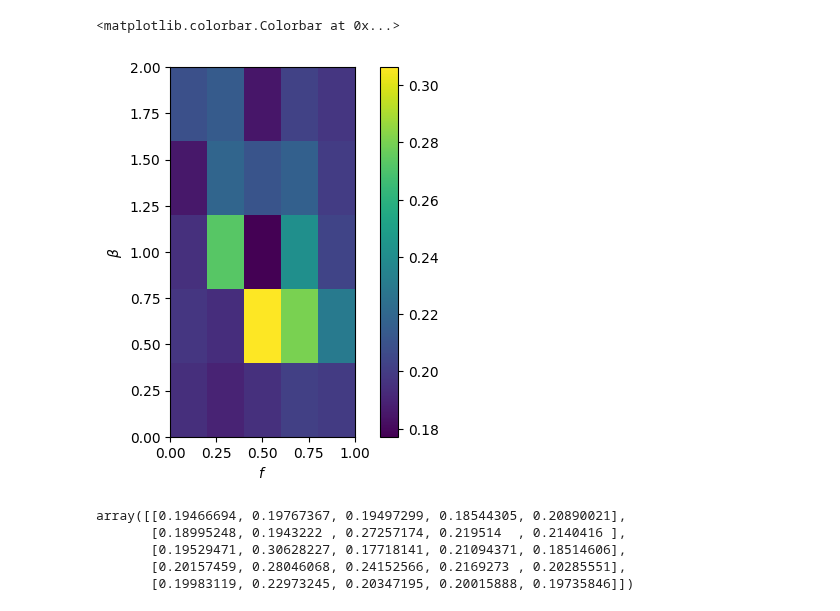
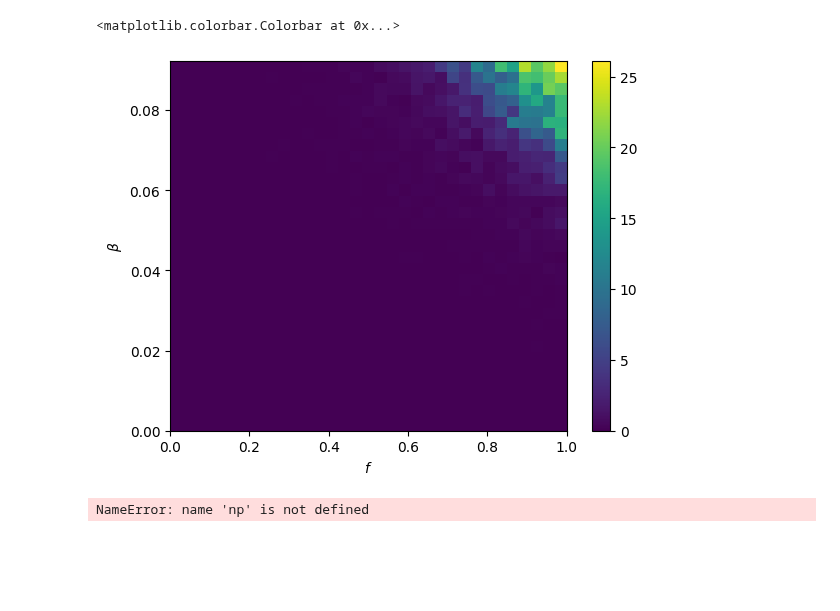
Before and after one commit to nwlandry/complex-network-reconstruction, a Jupyter notebook: plot_frac_vs_beta.ipynb, the cells around one changed output. Saved outputs shown, nothing was run; the diff lists cells and outputs as text; code cells hidden in the pictures; blank space fills up the shorter version.

```diff
--- a/plot_frac_vs_beta.ipynb
+++ b/plot_frac_vs_beta.ipynb
@@ -6,22 +8,23 @@ from src import *
+# %%
+A = nx.adjacency_matrix(nx.karate_club_graph()).todense()
+nu = eigh(A)[0][-1]
+bc = 1 / nu
 # %%
-with open("test.json") as file:
+with open("Data/frac_vs_beta.json") as file:
     data = json.load(file)
-
+beta = np.array(data["beta"], dtype=float)
 ps = np.array(data["ps"], dtype=float)
 sps = np.array(data["sps"], dtype=float)
+ipn = np.array(data["ipn"], dtype=float)
 # %%
-c = plt.imshow(to_imshow_orientation(np.mean(ps, axis=2)), extent=(0, 1, 0, 2))
+c = plt.imshow(to_imshow_orientation(np.mean(ipn, axis=2)), extent=(0, 1, 0, 2*bc), aspect="auto")
 plt.xlabel(r"$f$")
 plt.ylabel(r"$\beta$")
 plt.colorbar(c)
 # %% [output]
 <matplotlib.colorbar.Colorbar at 0x...>
-[figure, old version]
+[figure, new version]
 # %%
 np.mean(ps, axis=2)
 # %% [output]
-array([[0.19466694, 0.19767367, 0.19497299, 0.18544305, 0.20890021],
-       [0.18995248, 0.1943222 , 0.27257174, 0.219514  , 0.2140416 ],
-       [0.19529471, 0.30628227, 0.17718141, 0.21094371, 0.18514606],
-       [0.20157459, 0.28046068, 0.24152566, 0.2169273 , 0.20285551],
-       [0.19983119, 0.22973245, 0.20347195, 0.20015888, 0.19735846]])
+NameError: name 'np' is not defined
```
Also changed, not shown: parts of 1 cell of this notebook, 5 other files.
